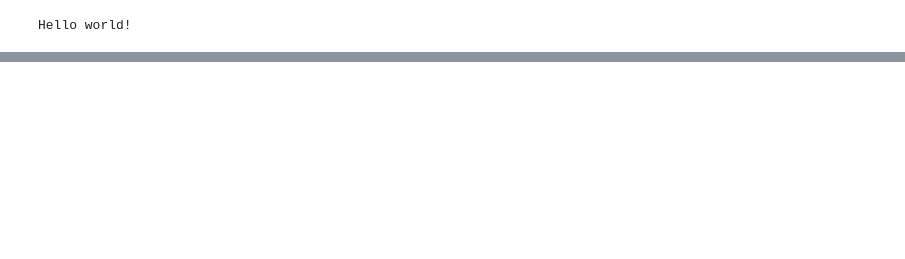
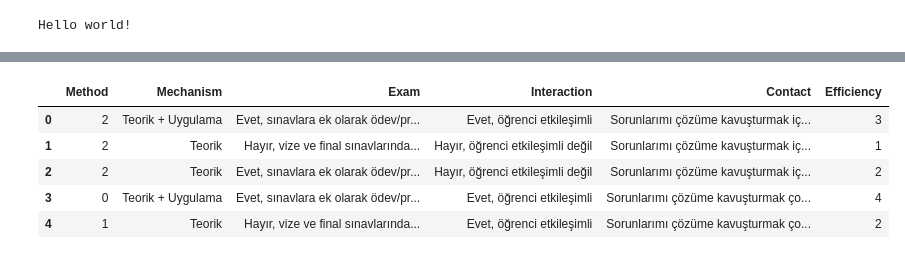
Before and after one commit to selmanbaskaya/Machine-Learning-and-Web-Development, a Jupyter notebook: ML-Project/Untitled.ipynb, the cells around one changed output, grey strips where cells are left out. Cells and saved outputs as stored; diff of their text form; code cells hidden in the pictures; blank space fills up the shorter version.

```diff
--- a/ML-Project/Untitled.ipynb
+++ b/ML-Project/Untitled.ipynb
@@ -16,0 +101,10 @@ data.head(5)
+# %%
+data["Method"] = labelEncoder.fit_transform(data["Method"])
+data.head()
+# %% [output]
+|  | Method | Mechanism | Exam | Interaction | Contact | Efficiency |
+| 0 | 2 | Teorik + Uygulama | Evet, sınavlara ek olarak ödev/pr... | Evet, öğrenci etkileşimli | Sorunlarımı çözüme kavuşturmak iç... | 3 |
+| 1 | 2 | Teorik | Hayır, vize ve final sınavlarında... | Hayır, öğrenci etkileşimli değil | Sorunlarımı çözüme kavuşturmak iç... | 1 |
+| 2 | 2 | Teorik | Evet, sınavlara ek olarak ödev/pr... | Hayır, öğrenci etkileşimli değil | Sorunlarımı çözüme kavuşturmak iç... | 2 |
+| 3 | 0 | Teorik + Uygulama | Evet, sınavlara ek olarak ödev/pr... | Evet, öğrenci etkileşimli | Sorunlarımı çözüme kavuşturmak ço... | 4 |
+| 4 | 1 | Teorik | Hayır, vize ve final sınavlarında... | Evet, öğrenci etkileşimli | Sorunlarımı çözüme kavuşturmak ço... | 2 |
```
Also changed, not shown: parts of 14 cells of this notebook, 3 other files.
